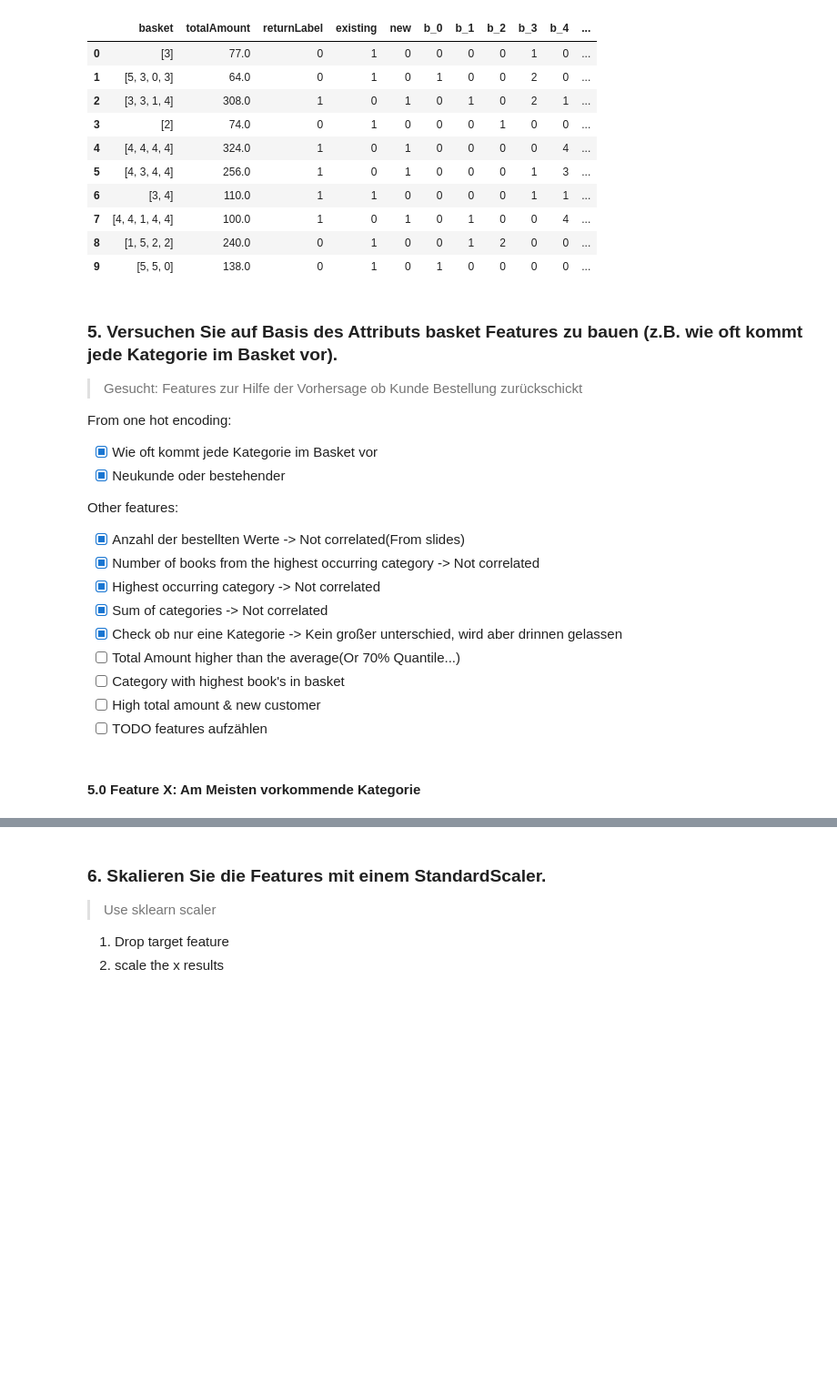
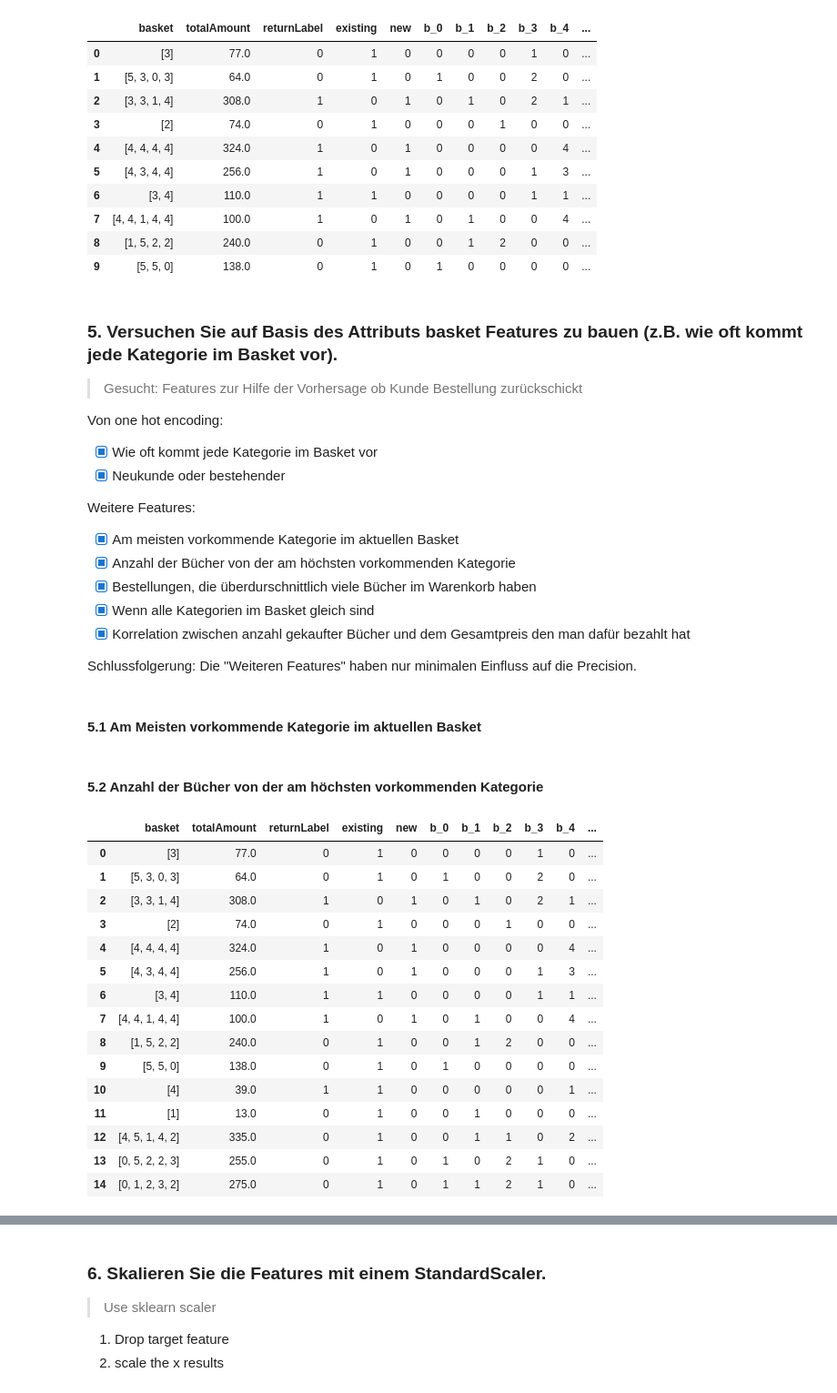
Before and after one commit to daniel-vera-g/ml-project, a Jupyter notebook: ml-project.ipynb, the cells around one changed output, grey strips where cells are left out. Shown at 91% size. Saved outputs shown, nothing was run; the diff lists cells and outputs as text; code cells hidden in the pictures; blank space fills up the shorter version.

```diff
--- a/ml-project.ipynb
+++ b/ml-project.ipynb
@@ -244,21 +236,19 @@ train_encoded.head(10)
 
 > Gesucht: Features zur Hilfe der Vorhersage ob Kunde Bestellung zurückschickt
 
-From one hot encoding:
+Von one hot encoding:
 
 - [x] Wie oft kommt jede Kategorie im Basket vor
 - [x] Neukunde oder bestehender
 
-Other features:
+Weitere Features:
 
-- [x] Anzahl der bestellten Werte -> Not correlated(From slides)
-- [x] Number of books from the highest occurring category -> Not correlated
-- [x] Highest occurring category -> Not correlated
-- [x] Sum of categories -> Not correlated
-- [x] Check ob nur eine Kategorie -> Kein großer unterschied, wird aber drinnen gelassen
-- [ ] Total Amount higher than the average(Or 70% Quantile...)
-- [ ] Category with highest book's in basket
-- [ ] High total amount & new customer
-- [ ] TODO features aufzählen
+- [x] Am meisten vorkommende Kategorie im aktuellen Basket
+- [x] Anzahl der Bücher von der am höchsten vorkommenden Kategorie
+- [x] Bestellungen, die überdurschnittlich viele Bücher im Warenkorb haben
+- [x] Wenn alle Kategorien im Basket gleich sind
+- [x] Korrelation zwischen anzahl gekaufter Bücher und dem Gesamtpreis den man dafür bezahlt hat
+
+Schlussfolgerung: Die "Weiteren Features" haben nur minimalen Einfluss auf die Precision.
 # %% [markdown]
-#### 5.0 Feature X: Am Meisten vorkommende Kategorie
+#### 5.1 Am Meisten vorkommende Kategorie im aktuellen Basket
@@ -266,0 +255,48 @@ Other features:
+# %%
+f_eng_basket = list(train_encoded.basket) # basket shortcut
+
+def most_frequent(List):
+    counter = 0
+    num = List[0]
+
+    for i in List:
+        curr_frequency = List.count(i)
+        if(curr_frequency> counter):
+            counter = curr_frequency
+            num = i
+
+    return num
+
+# 1. Höchste Kategorie aktuellem Basket finden
+train_encoded["highestCategory"] = train_encoded.basket.map(lambda x: max(x))
+# 2. Am meisten vorkommende Kategorie aktuellem Basket finden
+train_encoded["maxCategory"] = train_encoded.basket.map(lambda x: most_frequent(x))
+# %% [markdown]
+#### 5.2 Anzahl der Bücher von der am höchsten vorkommenden Kategorie
+# %%
+f_eng_basket = list(train_encoded.basket) # basket shortcut
+
+# 1. Am meisten vorkommende Kategorie
+maxBasketValues =  list(train_encoded['maxCategory'])
+
+# 2. Diese Zählen & als Neues Feature einfügen
+train_encoded['maxCount'] = [basket.count(maxBasketValues[i]) for (i, basket) in enumerate(f_eng_basket) ]
+
+train_encoded.head(15)
+# %% [output]
+|  | basket | totalAmount | returnLabel | existing | new | b_0 | b_1 | b_2 | b_3 | b_4 | ... |
+| 0 | [3] | 77.0 | 0 | 1 | 0 | 0 | 0 | 0 | 1 | 0 | ... |
+| 1 | [5, 3, 0, 3] | 64.0 | 0 | 1 | 0 | 1 | 0 | 0 | 2 | 0 | ... |
+| 2 | [3, 3, 1, 4] | 308.0 | 1 | 0 | 1 | 0 | 1 | 0 | 2 | 1 | ... |
+| 3 | [2] | 74.0 | 0 | 1 | 0 | 0 | 0 | 1 | 0 | 0 | ... |
+| 4 | [4, 4, 4, 4] | 324.0 | 1 | 0 | 1 | 0 | 0 | 0 | 0 | 4 | ... |
+| 5 | [4, 3, 4, 4] | 256.0 | 1 | 0 | 1 | 0 | 0 | 0 | 1 | 3 | ... |
+| 6 | [3, 4] | 110.0 | 1 | 1 | 0 | 0 | 0 | 0 | 1 | 1 | ... |
+| 7 | [4, 4, 1, 4, 4] | 100.0 | 1 | 0 | 1 | 0 | 1 | 0 | 0 | 4 | ... |
+| 8 | [1, 5, 2, 2] | 240.0 | 0 | 1 | 0 | 0 | 1 | 2 | 0 | 0 | ... |
+| 9 | [5, 5, 0] | 138.0 | 0 | 1 | 0 | 1 | 0 | 0 | 0 | 0 | ... |
+| 10 | [4] | 39.0 | 1 | 1 | 0 | 0 | 0 | 0 | 0 | 1 | ... |
+| 11 | [1] | 13.0 | 0 | 1 | 0 | 0 | 1 | 0 | 0 | 0 | ... |
+| 12 | [4, 5, 1, 4, 2] | 335.0 | 0 | 1 | 0 | 0 | 1 | 1 | 0 | 2 | ... |
+| 13 | [0, 5, 2, 2, 3] | 255.0 | 0 | 1 | 0 | 1 | 0 | 2 | 1 | 0 | ... |
+| 14 | [0, 1, 2, 3, 2] | 275.0 | 0 | 1 | 0 | 1 | 1 | 2 | 1 | 0 | ... |
```
Also changed, not shown: parts of 39 cells of this notebook.
